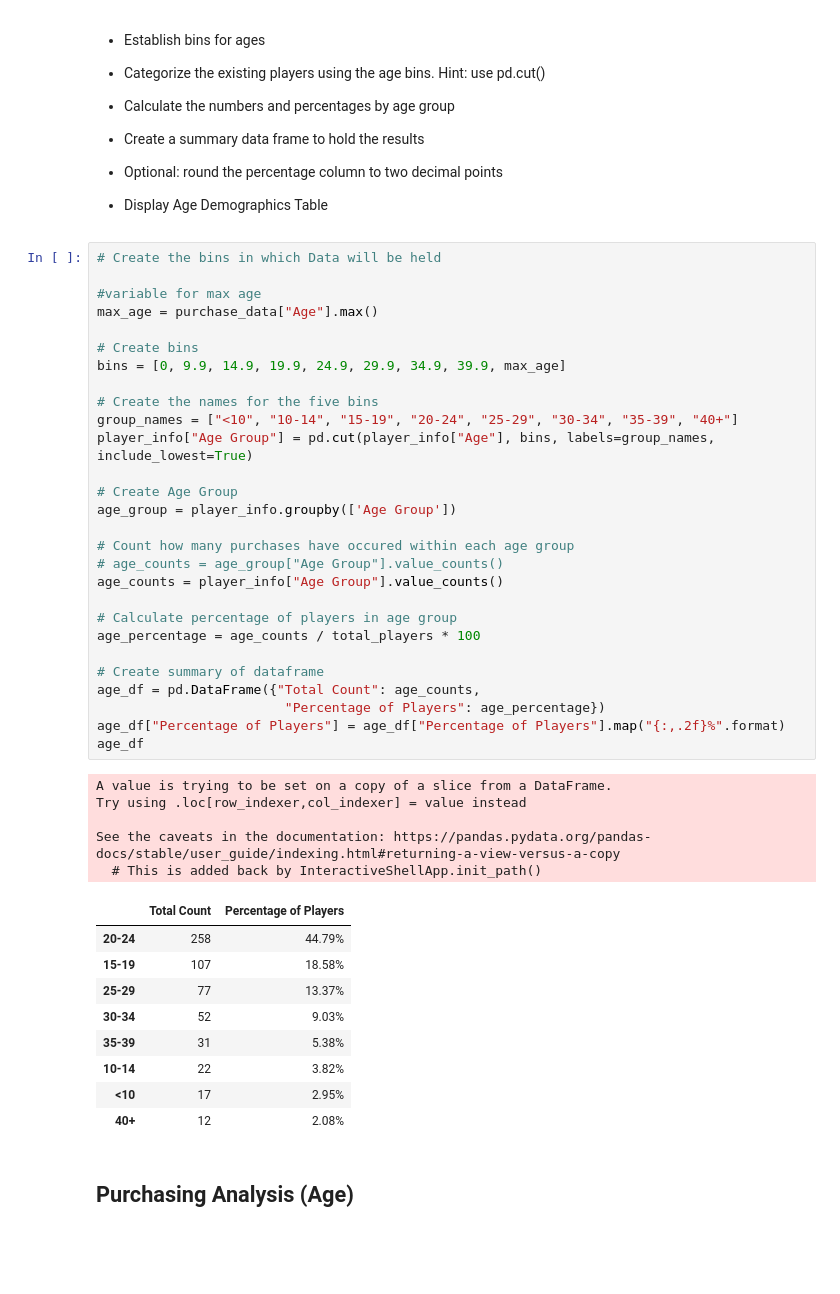
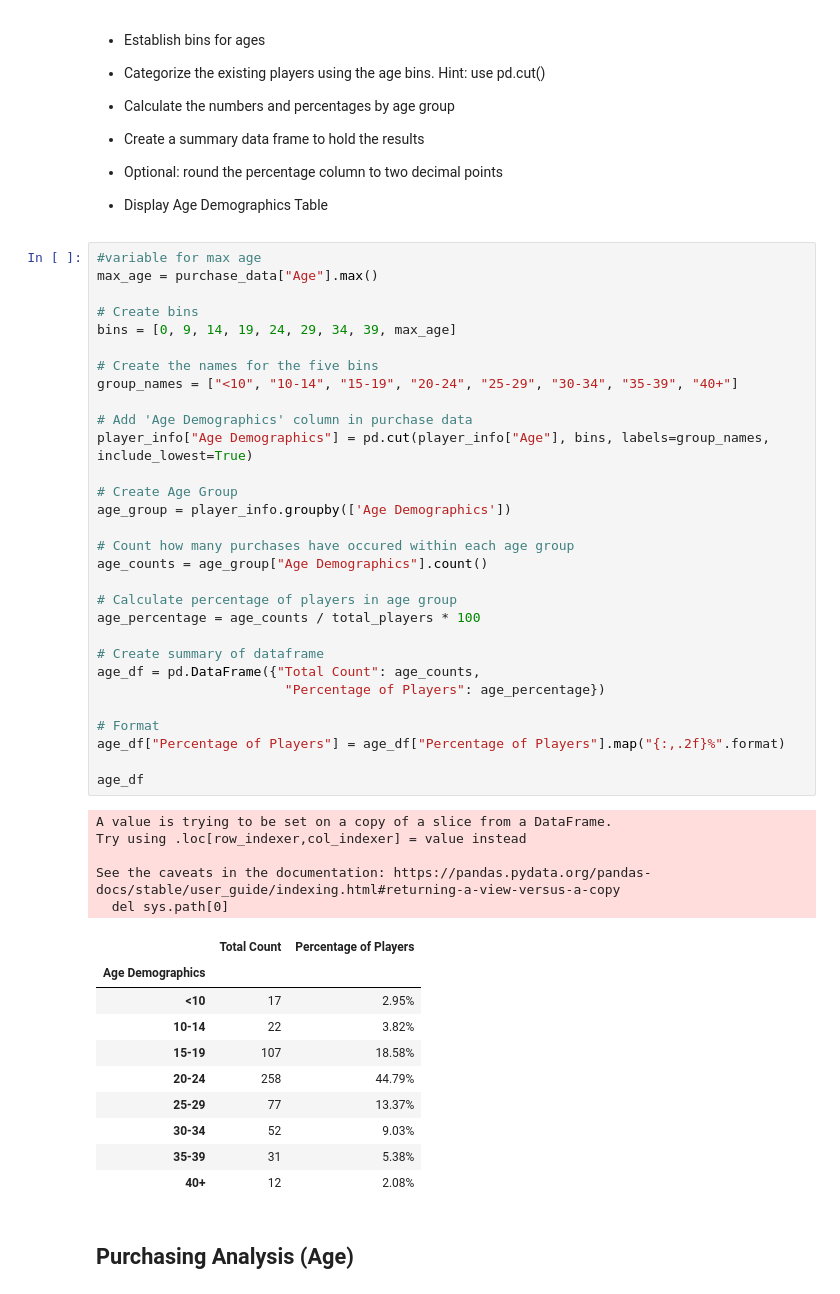
Before and after one commit to meaganmb/pandas-challenge, a Jupyter notebook: HeroesOfPymoli/HeroesOfPymoli_main.ipynb, the cells around one changed output. Drawn from its saved outputs; the diff is of its cells as text; blank space fills up the shorter version.

```diff
--- a/HeroesOfPymoli/HeroesOfPymoli_main.ipynb
+++ b/HeroesOfPymoli/HeroesOfPymoli_main.ipynb
@@ -172,47 +180,50 @@ gender_summary_df.head()
 
 * Display Age Demographics Table
 # %%
-# Create the bins in which Data will be held
-
 #variable for max age
 max_age = purchase_data["Age"].max()
 
 # Create bins
-bins = [0, 9.9, 14.9, 19.9, 24.9, 29.9, 34.9, 39.9, max_age]
+bins = [0, 9, 14, 19, 24, 29, 34, 39, max_age]
 
 # Create the names for the five bins
 group_names = ["<10", "10-14", "15-19", "20-24", "25-29", "30-34", "35-39", "40+"]
-player_info["Age Group"] = pd.cut(player_info["Age"], bins, labels=group_names, include_lowest=True)
+
+# Add 'Age Demographics' column in purchase data
+player_info["Age Demographics"] = pd.cut(player_info["Age"], bins, labels=group_names, include_lowest=True)
 
 # Create Age Group
-age_group = player_info.groupby(['Age Group'])
+age_group = player_info.groupby(['Age Demographics'])
 
 # Count how many purchases have occured within each age group
-# age_counts = age_group["Age Group"].value_counts()
-age_counts = player_info["Age Group"].value_counts()
+age_counts = age_group["Age Demographics"].count()
 
 # Calculate percentage of players in age group
 age_percentage = age_counts / total_players * 100
 
 # Create summary of dataframe
 age_df = pd.DataFrame({"Total Count": age_counts,
                         "Percentage of Players": age_percentage})
+
+# Format
 age_df["Percentage of Players"] = age_df["Percentage of Players"].map("{:,.2f}%".format)
+
 age_df
 # %% [output]
 A value is trying to be set on a copy of a slice from a DataFrame.
 Try using .loc[row_indexer,col_indexer] = value instead
 
 See the caveats in the documentation: https://pandas.pydata.org/pandas-docs/stable/user_guide/indexing.html#returning-a-view-versus-a-copy
-  # This is added back by InteractiveShellApp.init_path()
+  del sys.path[0]
 |  | Total Count | Percentage of Players |
+| Age Demographics |  |  |
+| <10 | 17 | 2.95% |
+| 10-14 | 22 | 3.82% |
+| 15-19 | 107 | 18.58% |
 | 20-24 | 258 | 44.79% |
-| 15-19 | 107 | 18.58% |
 | 25-29 | 77 | 13.37% |
 | 30-34 | 52 | 9.03% |
 | 35-39 | 31 | 5.38% |
-| 10-14 | 22 | 3.82% |
-| <10 | 17 | 2.95% |
 | 40+ | 12 | 2.08% |
 # %% [markdown]
 ## Purchasing Analysis (Age)
```
Also changed, not shown: parts of 12 cells of this notebook.
